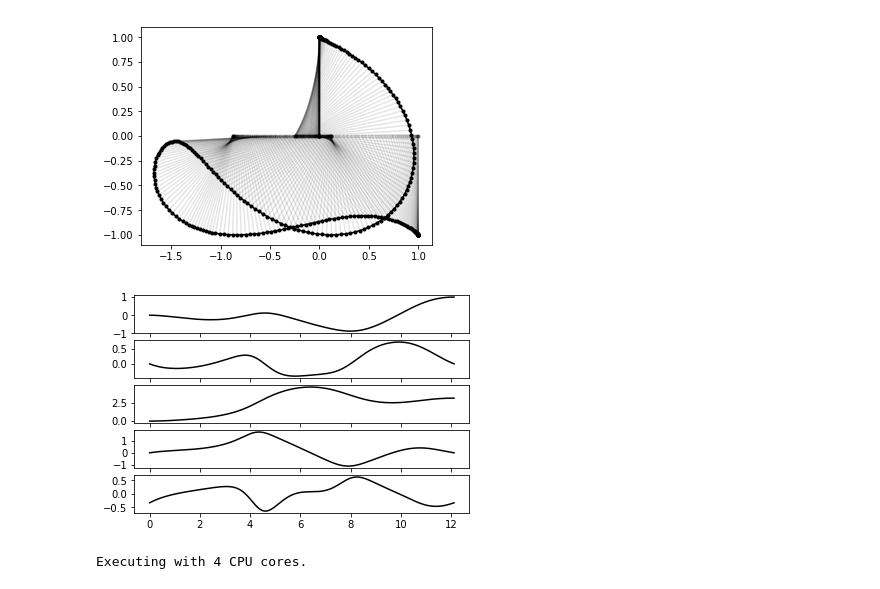
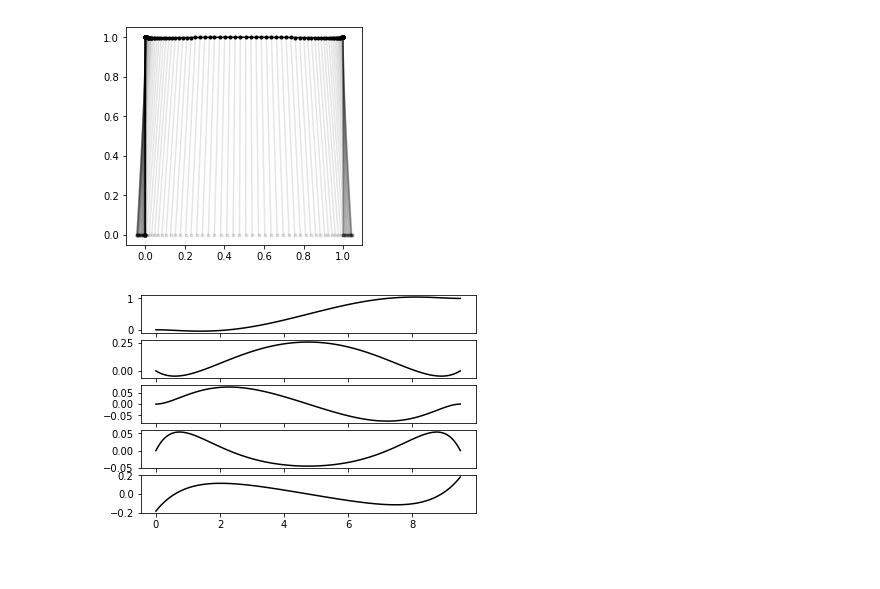
Before and after one commit to cisprague/icra2019, a Jupyter notebook: notebooks/indirect.ipynb, the cells around one changed output. Cells and saved outputs as stored; diff of their text form; code cells hidden in the pictures.

```diff
--- a/notebooks/indirect.ipynb
+++ b/notebooks/indirect.ipynb
@@ -21,18 +20,16 @@ for cond in conds:
 # %%
 # sample nominal trajectory
 x0 = [0,0,0,0]
-xf = [1,0,np.pi,0]
+xf = [1,0,0,0]
 nedir = "../data/nominal_energy/"
 dv = np.load(nedir + str((x0,xf)) + ".npy")
 seg = Indirect(x0, xf)
 tl, xl, ul = seg.propagate(*seg.decode(dv), 0, controls=True)
 ax = seg.plot_traj(xl)
 ax = seg.plot_timeline(tl, xl, ul)
 # %% [output]
-[figure, old version]
+[figure, new version]
-[figure, old version]
+[figure, new version]
 # %%
 # slice trajectory
-res = seg.random_walks(tl, xl, 0)
+res = seg.random_walks(tl, xl, 0, verbose=True)
-# %% [output]
-Executing with 4 CPU cores.
```
Also changed, not shown: parts of 7 cells of this notebook, 23 other files.
